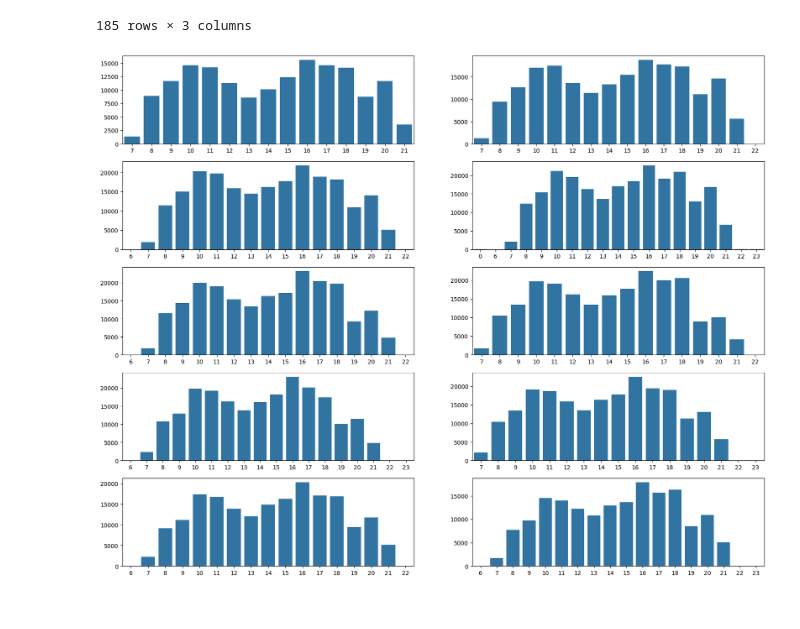
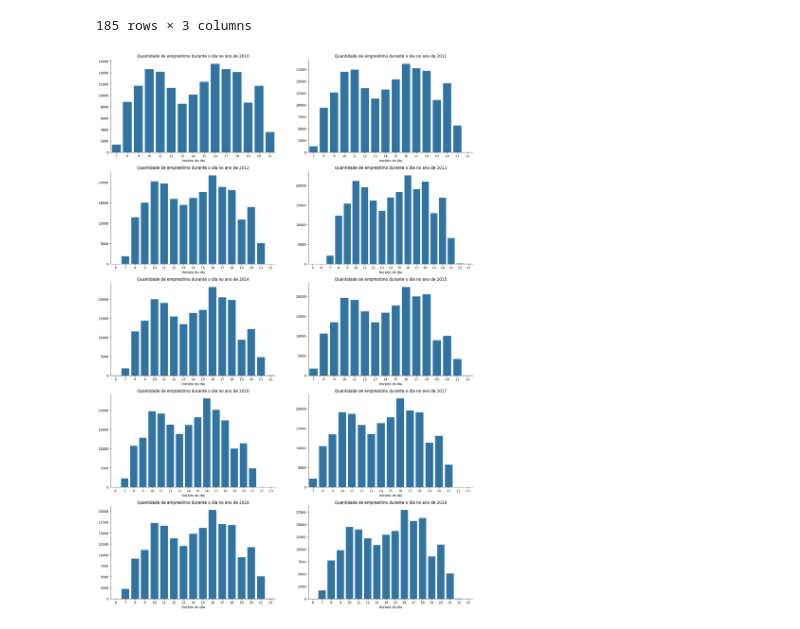
Before and after one commit to LuizHB23/7DaysOfCode-Pandas, a Jupyter notebook: main.ipynb, the cells around one changed output. Cells and saved outputs as stored; diff of their text form; code cells hidden in the pictures.

```diff
--- a/main.ipynb
+++ b/main.ipynb
@@ -472,22 +472,42 @@ ex8 = emprestimos_diario_anuais[emprestimos_diario_anuais['ano'] == 2017]
 ex9 = emprestimos_diario_anuais[emprestimos_diario_anuais['ano'] == 2018]
 ex10 = emprestimos_diario_anuais[emprestimos_diario_anuais['ano'] == 2019]
 # %%
-fig, ax = plt.subplots(5,2,figsize=(20,16))
+fig, ax = plt.subplots(5,2,figsize=(20,30))
 
 sns.barplot(data=ex1, x='hora', y='quantidade_emprestimo', ax=ax[0, 0])
+ax[0,0].set_title('Quantidade de emprestimo durante o dia no ano de 2010')
+
 sns.barplot(data=ex2, x='hora', y='quantidade_emprestimo', ax=ax[0, 1])
+ax[0,1].set_title('Quantidade de emprestimo durante o dia no ano de 2011')
+
 sns.barplot(data=ex3, x='hora', y='quantidade_emprestimo', ax=ax[1, 0])
+ax[1,0].set_title('Quantidade de emprestimo durante o dia no ano de 2012')
+
 sns.barplot(data=ex4, x='hora', y='quantidade_emprestimo', ax=ax[1, 1])
+ax[1,1].set_title('Quantidade de emprestimo durante o dia no ano de 2013')
+
 sns.barplot(data=ex5, x='hora', y='quantidade_emprestimo', ax=ax[2, 0])
+ax[2,0].set_title('Quantidade de emprestimo durante o dia no ano de 2014')
+
 sns.barplot(data=ex6, x='hora', y='quantidade_emprestimo', ax=ax[2, 1])
+ax[2,1].set_title('Quantidade de emprestimo durante o dia no ano de 2015')
+
 sns.barplot(data=ex7, x='hora', y='quantidade_emprestimo', ax=ax[3, 0])
+ax[3,0].set_title('Quantidade de emprestimo durante o dia no ano de 2016')
+
 sns.barplot(data=ex8, x='hora', y='quantidade_emprestimo', ax=ax[3, 1])
+ax[3,1].set_title('Quantidade de emprestimo durante o dia no ano de 2017')
+
 sns.barplot(data=ex9, x='hora', y='quantidade_emprestimo', ax=ax[4, 0])
+ax[4,0].set_title('Quantidade de emprestimo durante o dia no ano de 2018')
+
 sns.barplot(data=ex10, x='hora', y='quantidade_emprestimo', ax=ax[4, 1])
+ax[4,1].set_title('Quantidade de emprestimo durante o dia no ano de 2019')
 
 for i in range(5):
     for j in range(2):
-        ax[i,j].set_xlabel('')
+        ax[i,j].set_xlabel('Horário do dia')
         ax[i,j].set_ylabel('')
+        sns.despine(ax=ax[i,j])
 # %% [output]
-[figure, old version]
+[figure, new version]
```
Also changed, not shown: parts of 31 cells of this notebook.
